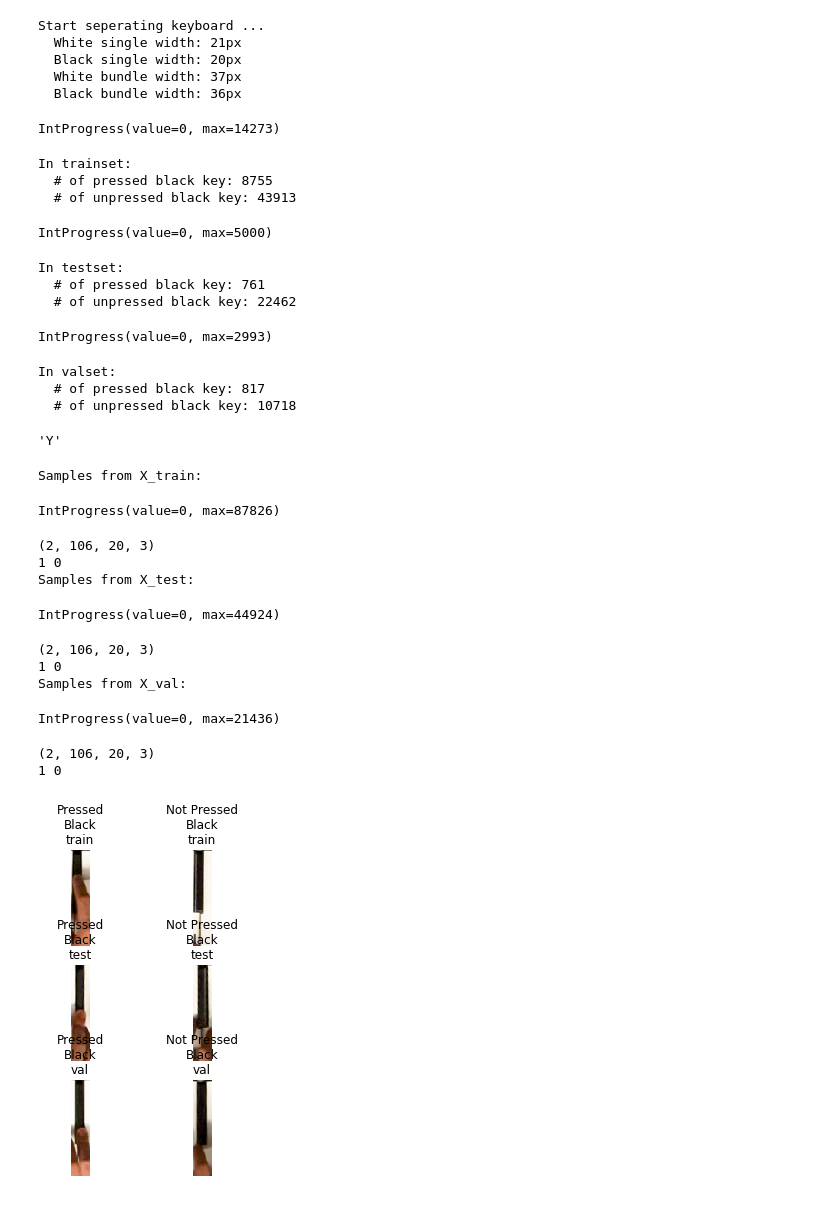
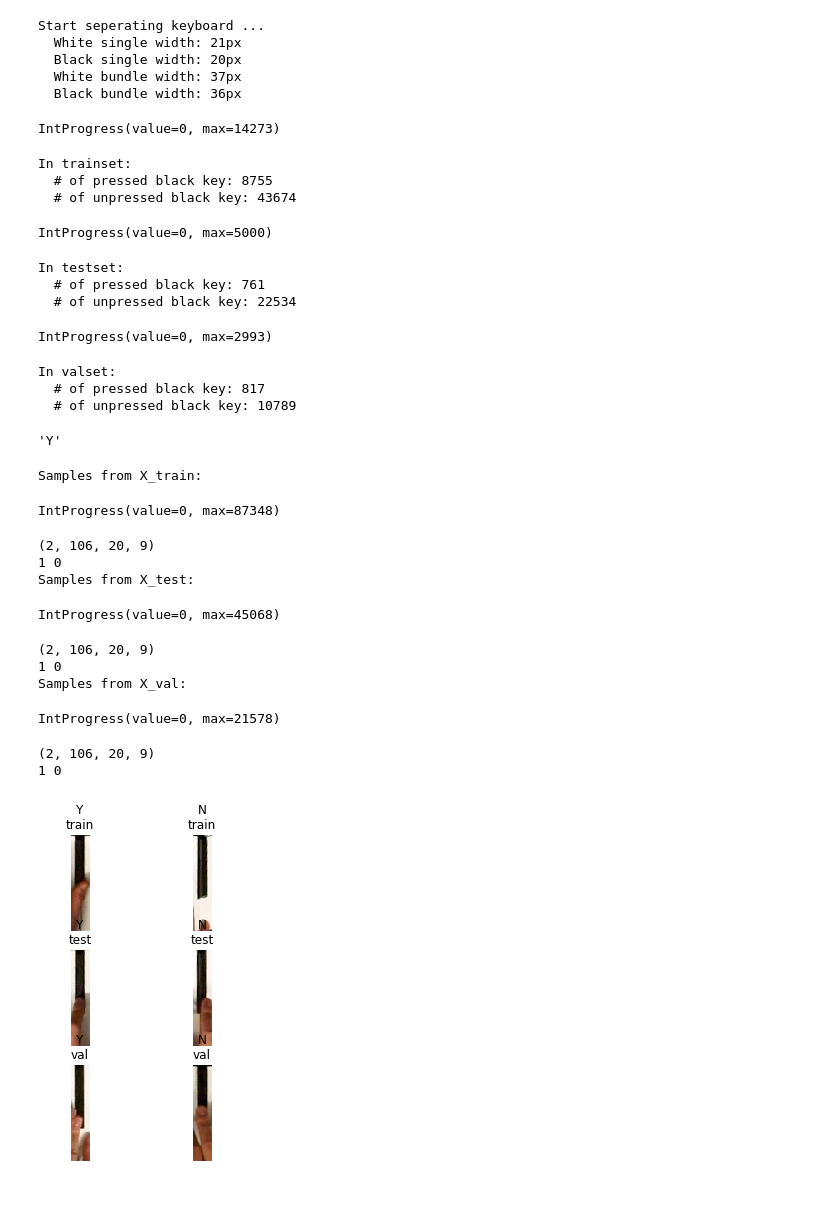
Before and after one commit to ppfish45/AI-Pianist, a Jupyter notebook: models/run_recognition_black.ipynb, the cells around one changed output. Saved outputs shown, nothing was run; the diff lists cells and outputs as text; code cells hidden in the pictures.

Commit message:
Adapt concatenate API and train black key

```diff
--- a/models/run_recognition_black.ipynb
+++ b/models/run_recognition_black.ipynb
@@ -7,7 +7,7 @@ import cv2
 %load_ext autoreload
 %autoreload 2
 # %%
-dataset.load_all_data(color=['black'], size=['single'], keypress=True)
+dataset.load_all_data(color=['black'], size=['single'], keypress=True, concatenate=True, delta=3)
 # %% [output]
 Start seperating keyboard ...
   White single width: 21px
@@ -17,12 +17,12 @@ Start seperating keyboard ...
 IntProgress(value=0, max=14273)
 In trainset:
   # of pressed black key: 8755
-  # of unpressed black key: 43913
+  # of unpressed black key: 43674
 IntProgress(value=0, max=5000)
 In testset:
   # of pressed black key: 761
-  # of unpressed black key: 22462
+  # of unpressed black key: 22534
 IntProgress(value=0, max=2993)
 In valset:
   # of pressed black key: 817
-  # of unpressed black key: 10718
+  # of unpressed black key: 10789
@@ -39,33 +41,33 @@ visualize_keys(True)
 # %%
 # print several images with labels
 fig, axarr = plt.subplots(3, 2, figsize=[4, 6])
 for ii, _type in enumerate(['train', 'test', 'val']):
 
     print(f'Samples from X_{_type}: ')
 
-    for imgb, noteb in dataset.data_batch(type=_type, size='single', color='black', batch_size=2, NCHW=False, need_velocity=False):
+    for imgb, noteb in dataset.data_batch(type=_type, size='single', color='black', batch_size=2, NCHW=False, need_velocity=False, concatenate=True):
         print(imgb.shape)
         print(noteb[0], noteb[1])
-        axarr[ii,0].imshow(cv2.cvtColor(imgb[0], cv2.COLOR_BGR2RGB))
-        axarr[ii,0].set_title(visualize_keys(noteb[0]) + '\nBlack\n' + _type)
+        axarr[ii,0].imshow(cv2.cvtColor(imgb[0, :, :, 3:6], cv2.COLOR_BGR2RGB))
+        axarr[ii,0].set_title(visualize_keys(noteb[0]) + '\n' + _type)
         axarr[ii,0].axis('off')
-        axarr[ii,1].imshow(cv2.cvtColor(imgb[1], cv2.COLOR_BGR2RGB))
-        axarr[ii,1].set_title(visualize_keys(noteb[1]) + '\nBlack\n' + _type)
+        axarr[ii,1].imshow(cv2.cvtColor(imgb[1, :, :, 3:6], cv2.COLOR_BGR2RGB))
+        axarr[ii,1].set_title(visualize_keys(noteb[1]) + '\n' + _type)
         axarr[ii,1].axis('off')
         break
 
 plt.show()
 # %% [output]
 Samples from X_train:
-IntProgress(value=0, max=87826)
+IntProgress(value=0, max=87348)
-(2, 106, 20, 3)
+(2, 106, 20, 9)
 1 0
 Samples from X_test:
-IntProgress(value=0, max=44924)
+IntProgress(value=0, max=45068)
-(2, 106, 20, 3)
+(2, 106, 20, 9)
 1 0
 Samples from X_val:
-IntProgress(value=0, max=21436)
+IntProgress(value=0, max=21578)
-(2, 106, 20, 3)
+(2, 106, 20, 9)
 1 0
-[figure, old version]
+[figure, new version]
```
Also changed, not shown: parts of 4 cells of this notebook, 3 other files.
